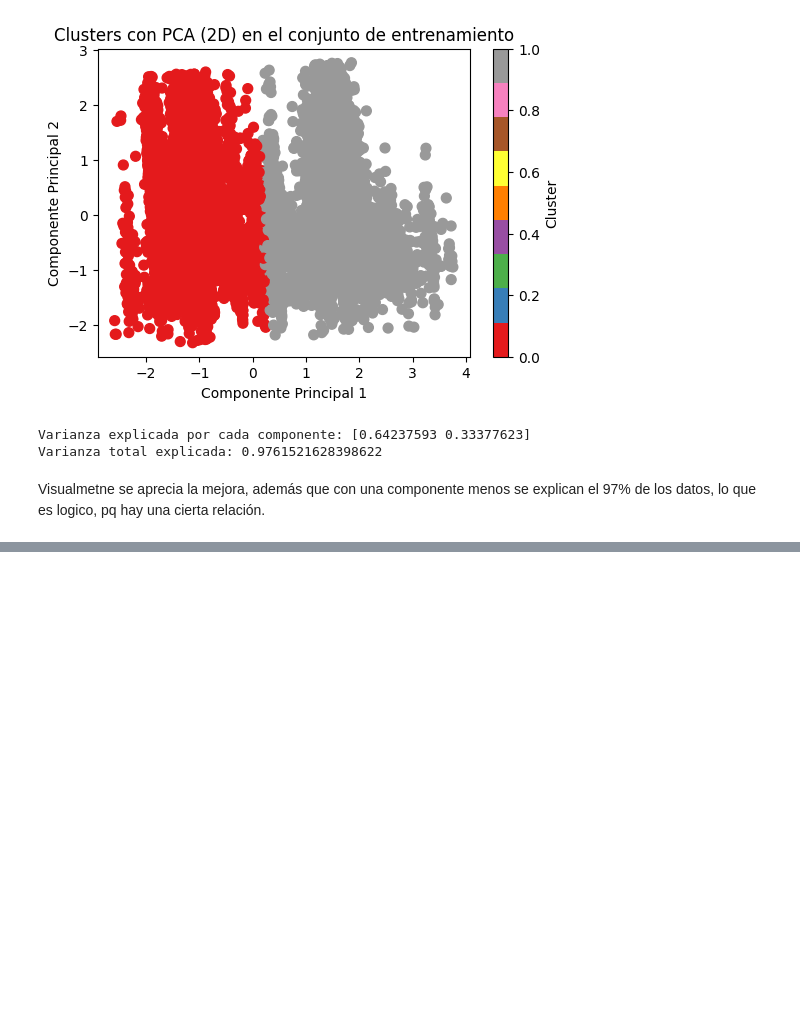
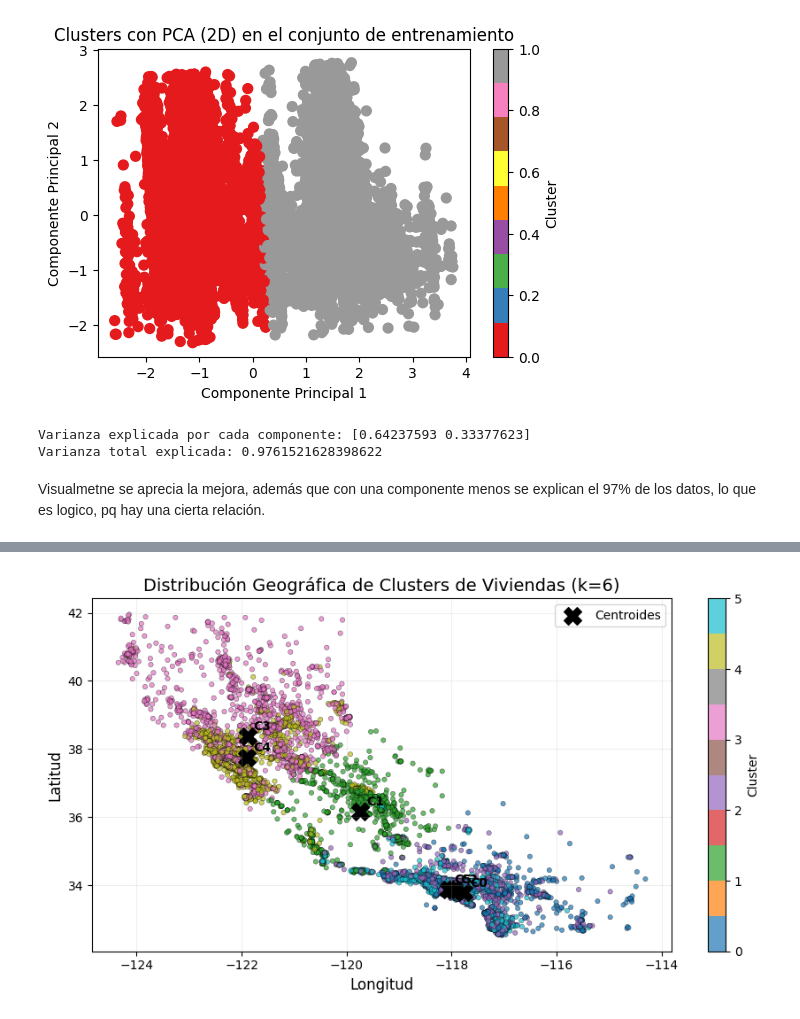
Before and after one commit to 4GeeksAcademy/Finarosalina_K_Medias_ML_no_supe, a Jupyter notebook: src/explore.ipynb, the cells around one changed output, grey strips where cells are left out. Saved outputs shown, nothing was run; the diff lists cells and outputs as text; code cells hidden in the pictures; blank space fills up the shorter version.

```diff
--- a/src/explore.ipynb
+++ b/src/explore.ipynb
@@ -196,0 +235,45 @@ Silhouette Score para el conjunto de prueba: 0.5421498507375512
+# %%
+plt.figure(figsize=(9, 5))
+scatter = plt.scatter(
+    x=X_train['Longitude'],
+    y=X_train['Latitude'],
+    c=X_train['cluster'].cat.codes,  # códigos numéricos de las categorías
+    cmap='tab10',  # Mejor paleta para distinguir clusters
+    s=15,
+    alpha=0.7,
+    edgecolor='k',
+    linewidth=0.3
+)
+
+# Añadir centroides
+centers = scaler.inverse_transform(kmeans_6.cluster_centers_)
+plt.scatter(
+    x=centers[:, 1],  # Longitude
+    y=centers[:, 0],  # Latitude
+    c='black',
+    marker='X',
+    s=200,
+    label='Centroides'
+)
+
+plt.colorbar(scatter, label='Cluster', ticks=range(6))
+plt.xlabel('Longitud', fontsize=12)
+plt.ylabel('Latitud', fontsize=12)
+plt.title('Distribución Geográfica de Clusters de Viviendas (k=6)', fontsize=14)
+plt.grid(alpha=0.2)
+plt.legend()
+
+# Anotar los centroides
+for i, center in enumerate(centers):
+    plt.annotate(
+        f'C{i}',
+        xy=(center[1], center[0]),
+        xytext=(5, 5),
+        textcoords='offset points',
+        weight='bold'
+    )
+
+plt.tight_layout()
+plt.show()
+# %% [output]
+[figure, added]
```
Also changed, not shown: parts of 10 cells of this notebook, 4 other files.
